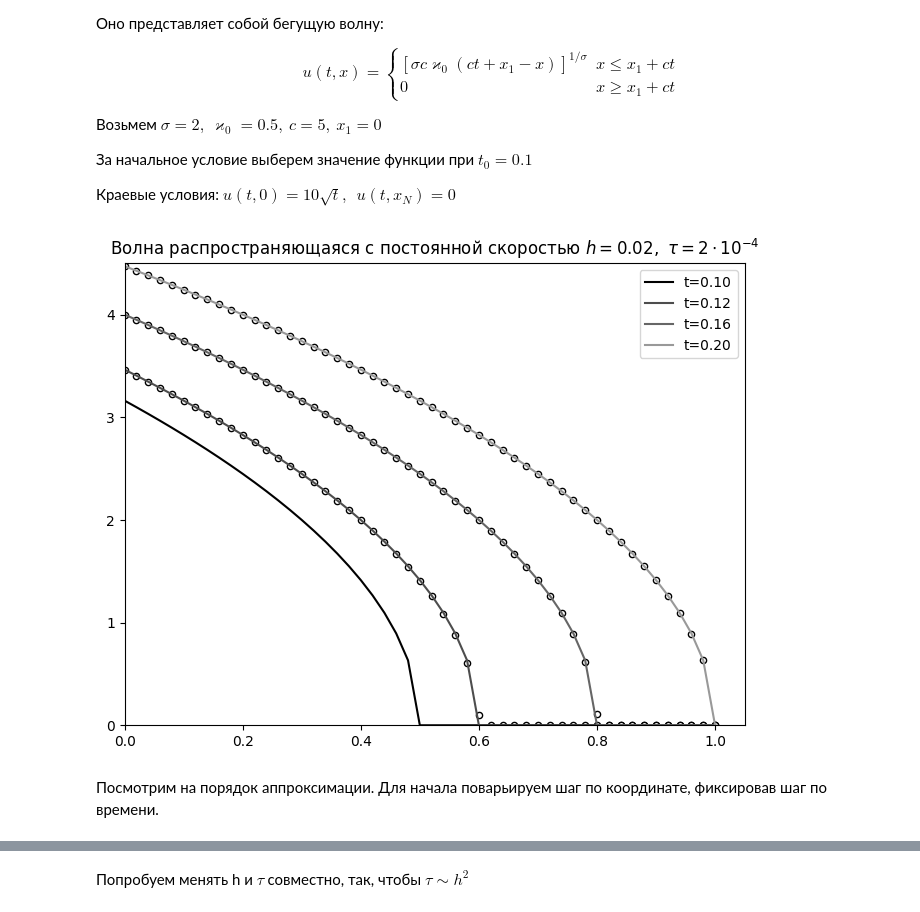
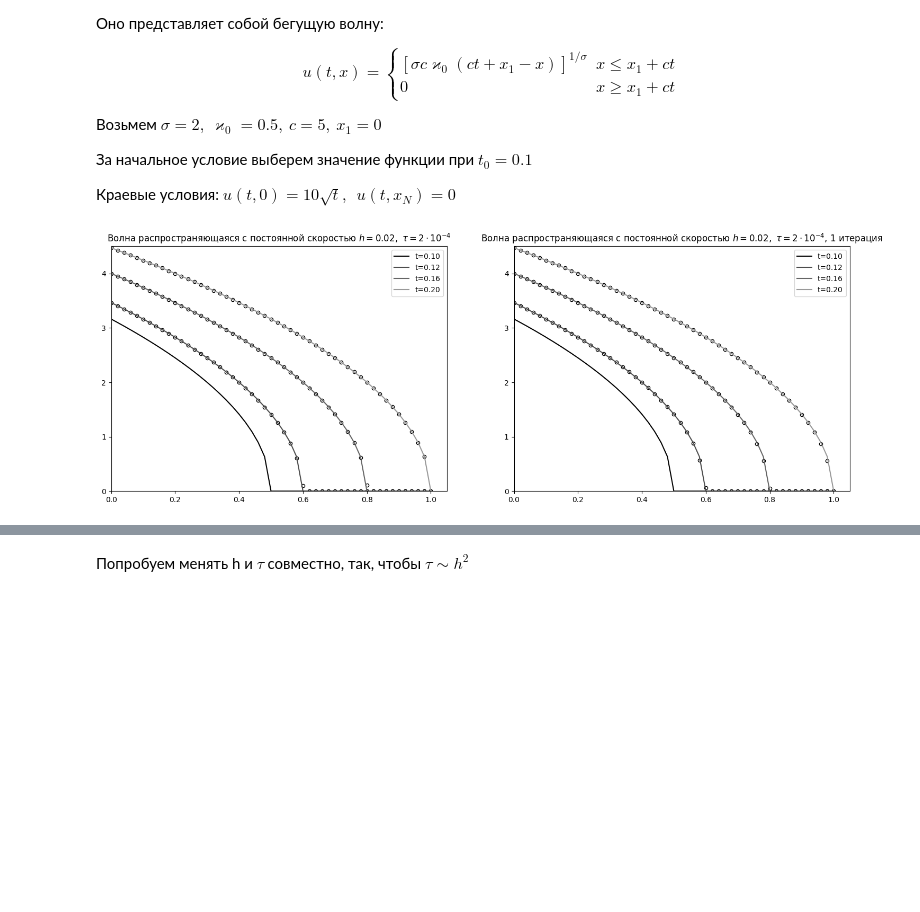
Before and after one commit to Xopppek/heat_equation, a Jupyter notebook: heat_equation.ipynb, the cells around one changed output, grey strips where cells are left out. Saved outputs shown, nothing was run; the diff lists cells and outputs as text; code cells hidden in the pictures; blank space fills up the shorter version.

```diff
--- a/heat_equation.ipynb
+++ b/heat_equation.ipynb
@@ -55,7 +55,7 @@ import numpy as np
 from matplotlib import pyplot as plt
 %matplotlib inline
 # %%
-def step_one_dim(u_start, h, tau, K, epsilon = 1e-3):
+def step_one_dim(u_start, h, tau, K, epsilon = 1e-5, max_iterations=1000):
     '''
     Функция, делающая один шаг по времени (одномерная задача)
     Внутри нет явной зависимости от t, потому что она должна быть включена в u, переданный в функцию
@@ -67,6 +67,7 @@ def step_one_dim(u_start, h, tau, K, epsilon = 1e-3):
     alpha = np.zeros(N)
     beta = np.zeros(N)
     converged = False
+    iteration = 0
 
     while not converged:
         A = tau / h ** 2 * K((u_prev[:-1] + u_prev[1:]) / 2)
@@ -85,10 +86,14 @@ def step_one_dim(u_start, h, tau, K, epsilon = 1e-3):
         if (np.max(np.abs(u_new - u_prev))) < epsilon:
             converged = True
         u_prev = u_new
+        iteration += 1
+        if iteration >= max_iterations:
+            #print("iteration limit")
+            break
 
     return u_prev
 # %%
-def solve_one_dim(u_start, h, tau, t_end, K, mu_l, mu_r, epsilon=1e-3):
+def solve_one_dim(u_start, h, tau, t_end, K, mu_l, mu_r, epsilon=1e-5, max_iterations=10000):
     N_t = int(t_end / tau) #количество шагов по времени (не точек)
     # tau надо округлить так, чтобы достичь t_end
     tau = t_end / N_t
@@ -97,7 +102,7 @@ def solve_one_dim(u_start, h, tau, t_end, K, mu_l, mu_r, epsilon=1e-3):
     for j in range(1, N_t + 1):
         u[0] = mu_l(j * tau)
         u[-1] = mu_r(j * tau)
-        u = step_one_dim(u, h, tau, K, epsilon)
+        u = step_one_dim(u, h, tau, K, epsilon, max_iterations)
 
     return u
 # %% [markdown]
@@ -146,26 +151,43 @@ N = 50
 x = np.linspace(0, 1, N + 1)
 h = 1 / N
 tau =  2e-4
+max_iter = 10000
 # %%
-plt.figure(figsize=(8, 6))
-plt.plot(x, u(x, t_0), color='0', label='t=0.10')
-plt.plot(x, u(x, 0.12), color='0.3', label='t=0.12')
-plt.plot(x, u(x, 0.16), color='0.4', label='t=0.16')
-plt.plot(x, u(x, 0.20), color='0.6', label='t=0.20')
+fig = plt.figure(figsize=(18, 6))
+ax1 = fig.add_subplot(121)
+ax1.plot(x, u(x, t_0), color='0', label='t=0.10')
+ax1.plot(x, u(x, 0.12), color='0.3', label='t=0.12')
+ax1.plot(x, u(x, 0.16), color='0.4', label='t=0.16')
+ax1.plot(x, u(x, 0.20), color='0.6', label='t=0.20')
 
 # Вычитаю t_0, потому что в решателе время отностиельное (относительно начала отсчета)
-plt.scatter(x, solve_one_dim(u(x, t_0), h, tau, 0.12 - t_0, K, mu_l, mu_r), c='1', edgecolors='0', s=20)
-plt.scatter(x, solve_one_dim(u(x, t_0), h, tau, 0.16 - t_0, K, mu_l, mu_r), c='1', edgecolors='0', s=20)
-plt.scatter(x, solve_one_dim(u(x, t_0), h, tau, 0.2 - t_0, K, mu_l, mu_r), c='1', edgecolors='0', s=20)
+ax1.scatter(x, solve_one_dim(u(x, t_0), h, tau, 0.12 - t_0, K, mu_l, mu_r, max_iterations=max_iter), c='1', edgecolors='0', s=20)
+ax1.scatter(x, solve_one_dim(u(x, t_0), h, tau, 0.16 - t_0, K, mu_l, mu_r, max_iterations=max_iter), c='1', edgecolors='0', s=20)
+ax1.scatter(x, solve_one_dim(u(x, t_0), h, tau, 0.2 - t_0, K, mu_l, mu_r, max_iterations=max_iter), c='1', edgecolors='0', s=20)
 
-plt.ylim(0, 4.5)
-plt.yticks(range(0, 5))
-plt.xlim(0, 1.05)
-plt.legend()
-plt.title("Волна распространяющаяся с постоянной скоростью $h = 0.02, \\ \\tau = 2\\cdot 10^{-4}$")
+ax1.set_ylim(0, 4.5)
+ax1.set_yticks(range(0, 5))
+ax1.set_xlim(0, 1.05)
+ax1.legend()
+ax1.set_title("Волна распространяющаяся с постоянной скоростью $h = 0.02, \\ \\tau = 2\\cdot 10^{-4}$")
+
+ax2 = fig.add_subplot(122)
+ax2.plot(x, u(x, t_0), color='0', label='t=0.10')
+ax2.plot(x, u(x, 0.12), color='0.3', label='t=0.12')
+ax2.plot(x, u(x, 0.16), color='0.4', label='t=0.16')
+ax2.plot(x, u(x, 0.20), color='0.6', label='t=0.20')
+
+# Вычитаю t_0, потому что в решателе время отностиельное (относительно начала отсчета)
+ax2.scatter(x, solve_one_dim(u(x, t_0), h, tau, 0.12 - t_0, K, mu_l, mu_r, max_iterations=1), c='1', edgecolors='0', s=20)
+ax2.scatter(x, solve_one_dim(u(x, t_0), h, tau, 0.16 - t_0, K, mu_l, mu_r, max_iterations=1), c='1', edgecolors='0', s=20)
+ax2.scatter(x, solve_one_dim(u(x, t_0), h, tau, 0.2 - t_0, K, mu_l, mu_r, max_iterations=1), c='1', edgecolors='0', s=20)
+
+ax2.set_ylim(0, 4.5)
+ax2.set_yticks(range(0, 5))
+ax2.set_xlim(0, 1.05)
+ax2.legend()
+ax2.set_title("Волна распространяющаяся с постоянной скоростью $h = 0.02, \\ \\tau = 2\\cdot 10^{-4}$, 1 итерация")
+
 plt.show()
 # %% [output]
-[figure, old version]
+[figure, new version]
-# %% [markdown]
-Посмотрим на порядок аппроксимации.
-Для начала поварьируем шаг по координате, фиксировав шаг по времени.
```
Also changed, not shown: parts of 40 cells of this notebook.
